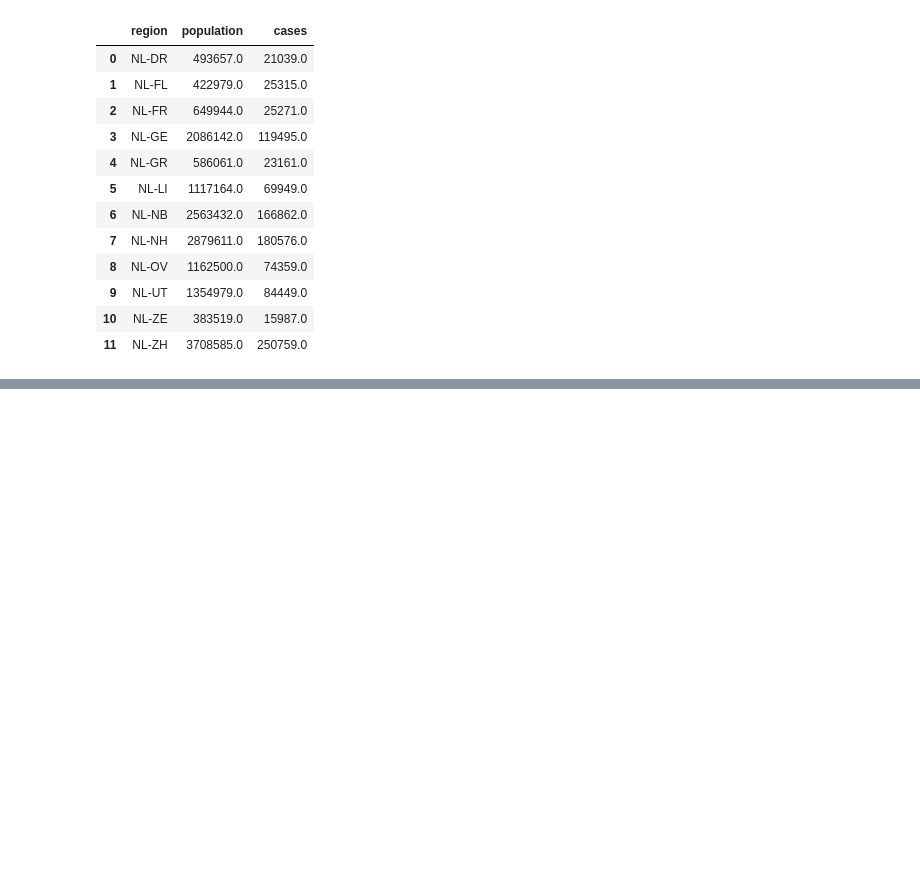
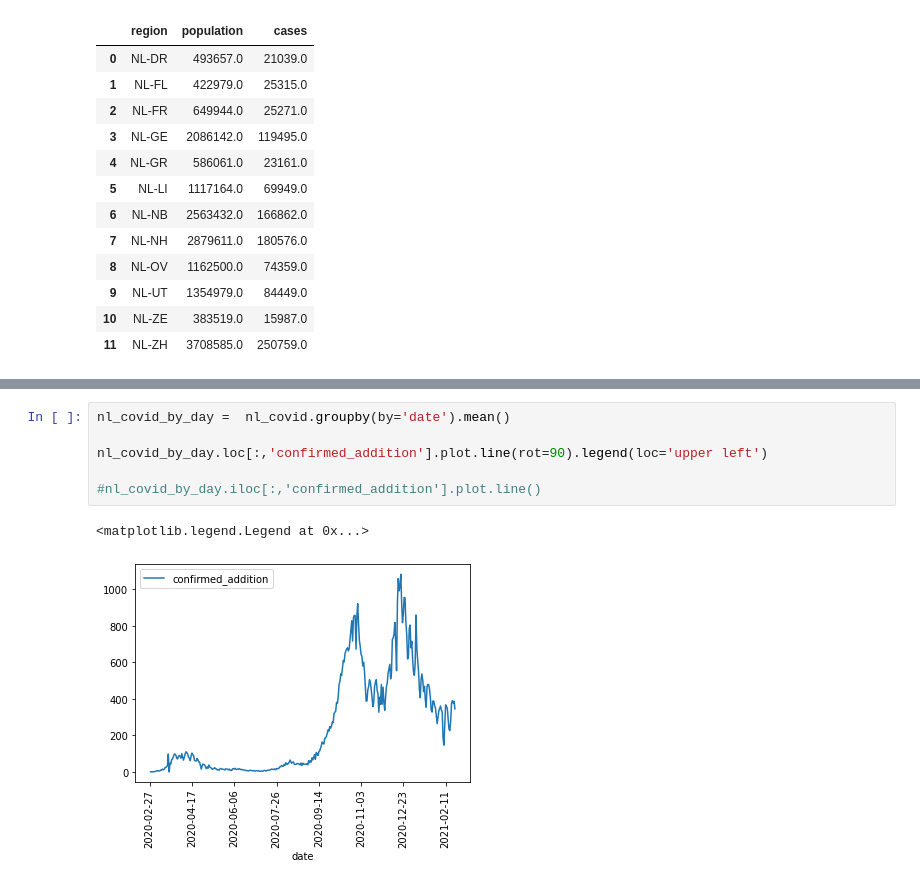
Before and after one commit to Javh2138/fyp2021p02g16, a Jupyter notebook: Notebooks/Fyp2021p02g16.ipynb, the cells around one changed output, grey strips where cells are left out. Saved outputs shown, nothing was run; the diff lists cells and outputs as text; blank space fills up the shorter version.

Commit message:
plot dates and cases finished

```diff
--- a/Notebooks/Fyp2021p02g16.ipynb
+++ b/Notebooks/Fyp2021p02g16.ipynb
@@ -189,0 +187,9 @@ plt.plot(nl_covid['date'],nl_covid['confirmed_addition'],linestyle='solid')
+# %%
+nl_covid_by_day =  nl_covid.groupby(by='date').mean()
+
+nl_covid_by_day.loc[:,'confirmed_addition'].plot.line(rot=90).legend(loc='upper left')
+
+#nl_covid_by_day.iloc[:,'confirmed_addition'].plot.line()
+# %% [output]
+<matplotlib.legend.Legend at 0x...>
+[figure, added]
```
Also changed, not shown: parts of 3 cells of this notebook.
